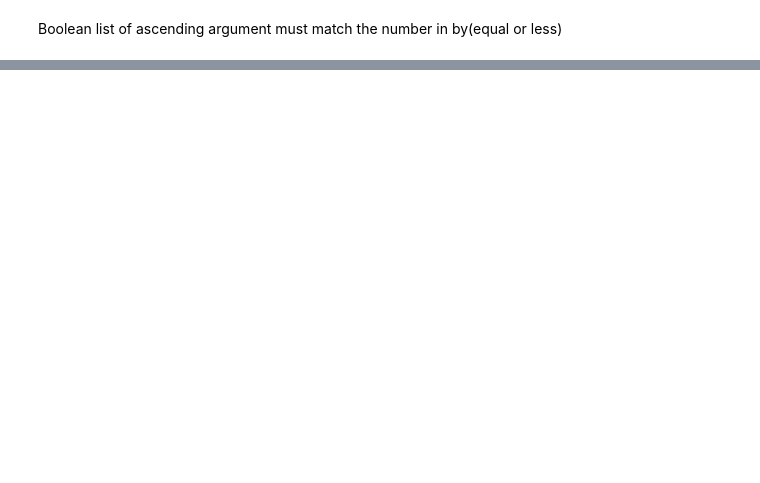
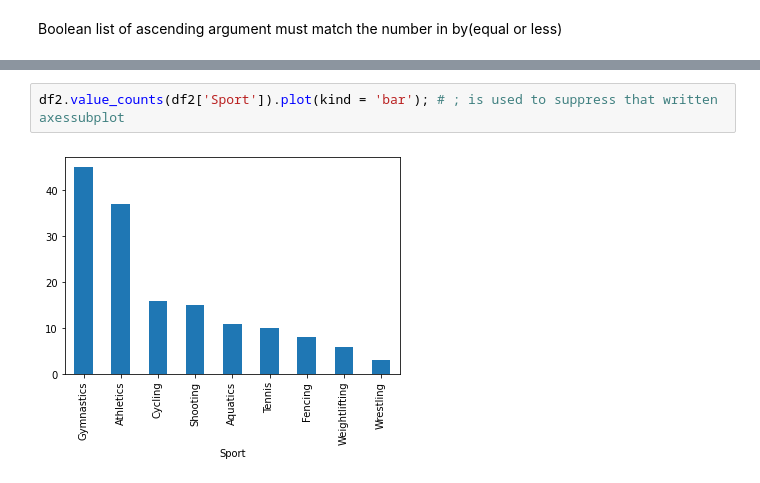
Before and after one commit to hudson55/Data_science, a Jupyter notebook: Panda_basic.ipynb, the cells around one changed output, grey strips where cells are left out. Saved outputs shown, nothing was run; the diff lists cells and outputs as text; blank space fills up the shorter version.

```diff
--- a/Panda_basic.ipynb
+++ b/Panda_basic.ipynb
@@ -232,0 +445,4 @@ df1.
+# %%
+df2.value_counts(df2['Sport']).plot(kind = 'bar'); # ; is used to suppress that written axessubplot
+# %% [output]
+[figure, added]
```
Also changed, not shown: parts of 99 cells of this notebook.
